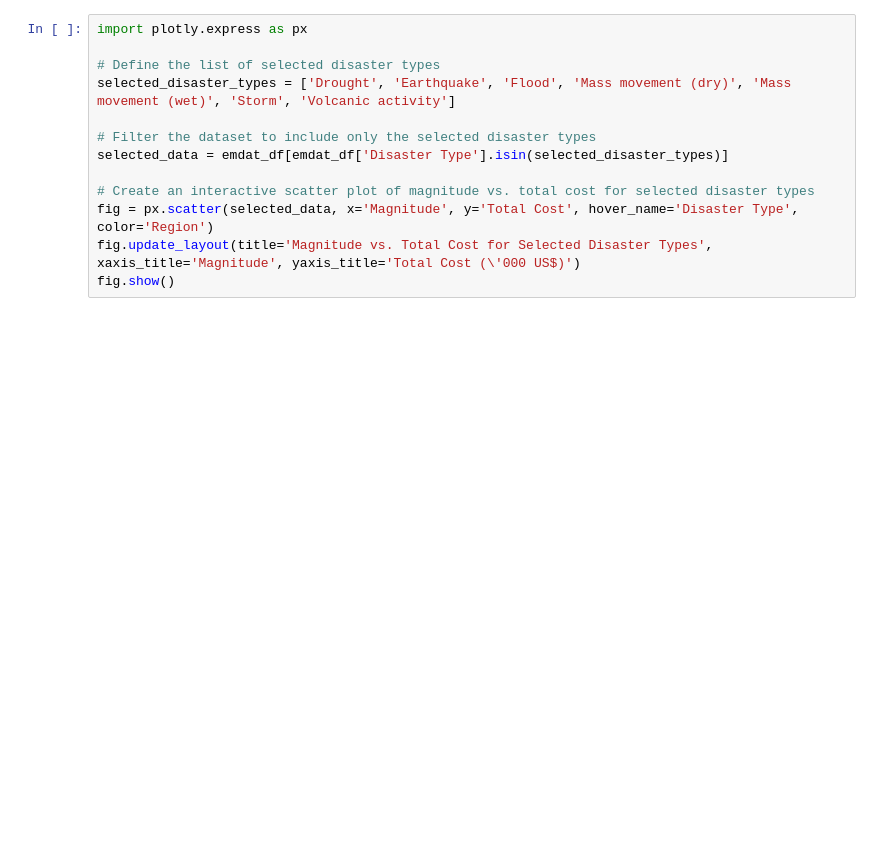
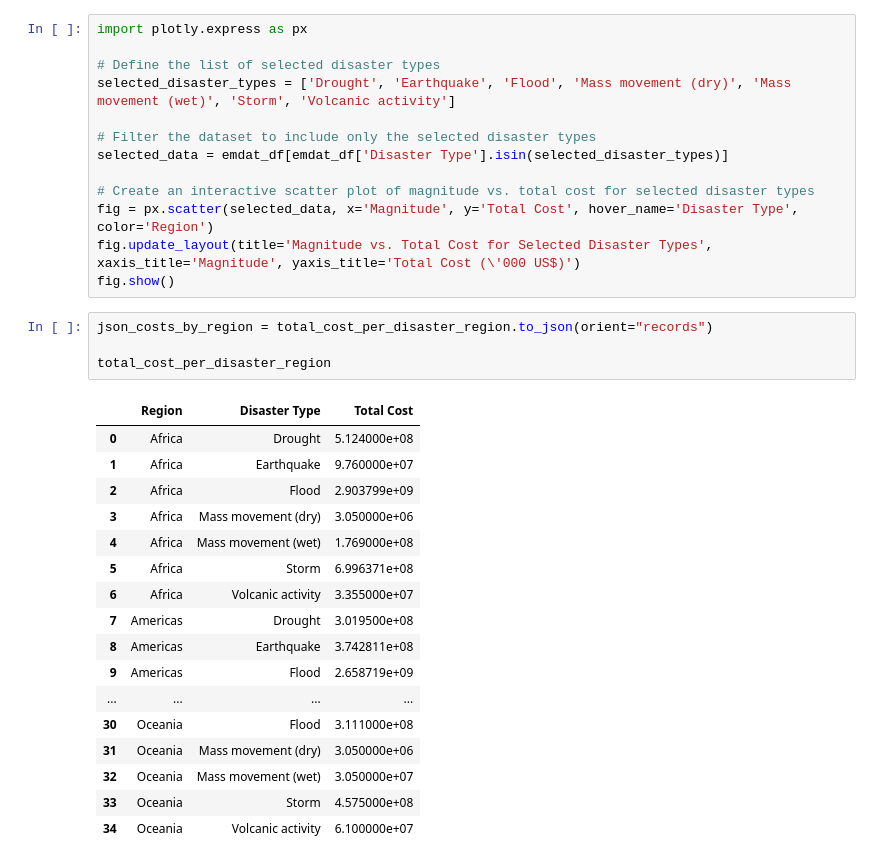
Before and after one commit to KeeganDavis/bootcamp-project-3, a Jupyter notebook: devs/rafael/python_and_sql/natural_disaster_costs_and_damage_analysis.ipynb, the cells around one changed output. Drawn from its saved outputs; the diff is of its cells as text; blank space fills up the shorter version.

Commit message:
json df update

```diff
--- a/devs/rafael/python_and_sql/natural_disaster_costs_and_damage_analysis.ipynb
+++ b/devs/rafael/python_and_sql/natural_disaster_costs_and_damage_analysis.ipynb
@@ -188,3 +188,25 @@ selected_data = emdat_df[emdat_df['Disaster Type'].isin(selected_disaster_types)
 fig = px.scatter(selected_data, x='Magnitude', y='Total Cost', hover_name='Disaster Type', color='Region')
 fig.update_layout(title='Magnitude vs. Total Cost for Selected Disaster Types', xaxis_title='Magnitude', yaxis_title='Total Cost (\'000 US$)')
 fig.show()
+# %%
+json_costs_by_region = total_cost_per_disaster_region.to_json(orient="records")
+
+total_cost_per_disaster_region
+# %% [output]
+|  | Region | Disaster Type | Total Cost |
+| 0 | Africa | Drought | 5.124000e+08 |
+| 1 | Africa | Earthquake | 9.760000e+07 |
+| 2 | Africa | Flood | 2.903799e+09 |
+| 3 | Africa | Mass movement (dry) | 3.050000e+06 |
+| 4 | Africa | Mass movement (wet) | 1.769000e+08 |
+| 5 | Africa | Storm | 6.996371e+08 |
+| 6 | Africa | Volcanic activity | 3.355000e+07 |
+| 7 | Americas | Drought | 3.019500e+08 |
+| 8 | Americas | Earthquake | 3.742811e+08 |
+| 9 | Americas | Flood | 2.658719e+09 |
+| ... | ... | ... | ... |
+| 30 | Oceania | Flood | 3.111000e+08 |
+| 31 | Oceania | Mass movement (dry) | 3.050000e+06 |
+| 32 | Oceania | Mass movement (wet) | 3.050000e+07 |
+| 33 | Oceania | Storm | 4.575000e+08 |
+| 34 | Oceania | Volcanic activity | 6.100000e+07 |
```
Also changed, not shown: 1 other file.
